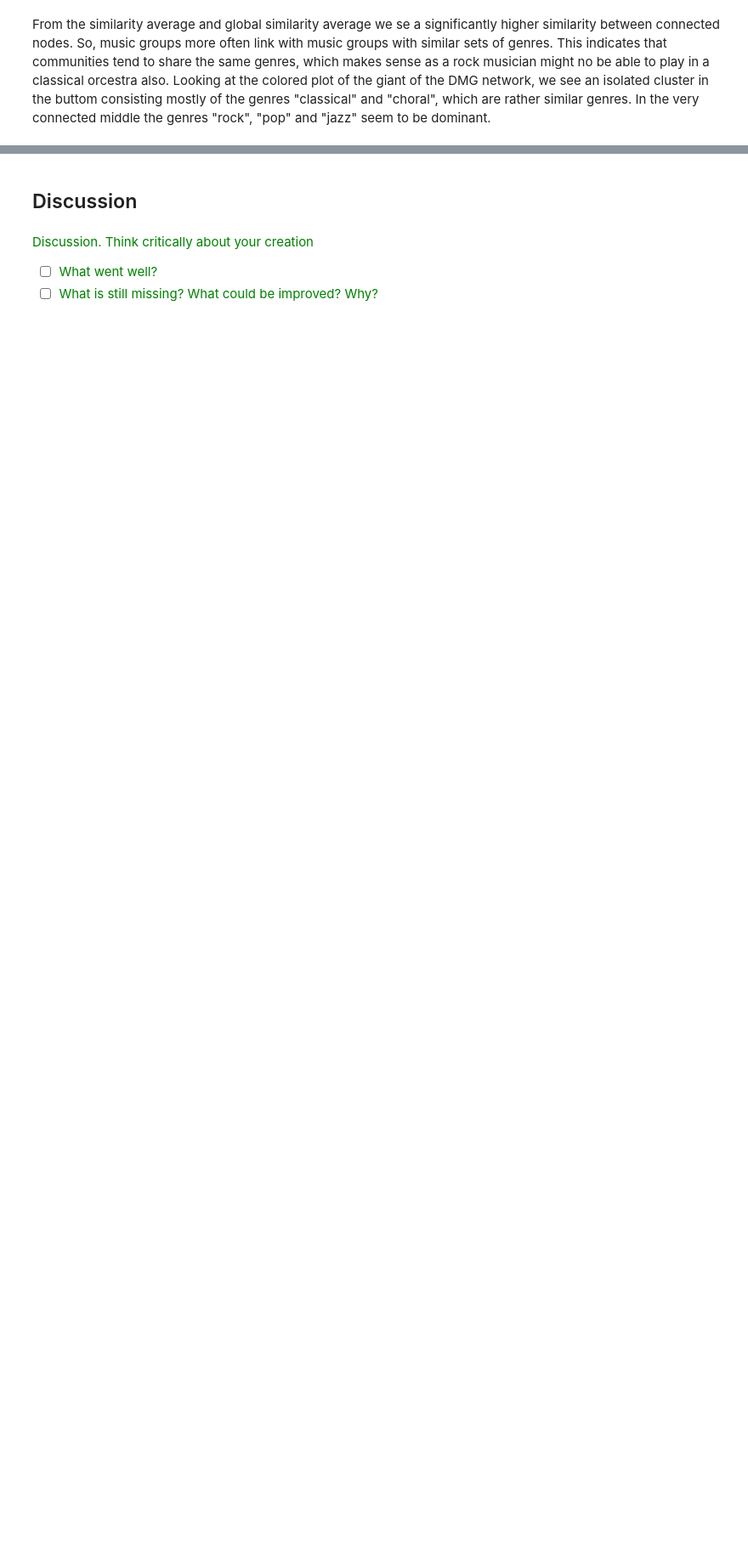
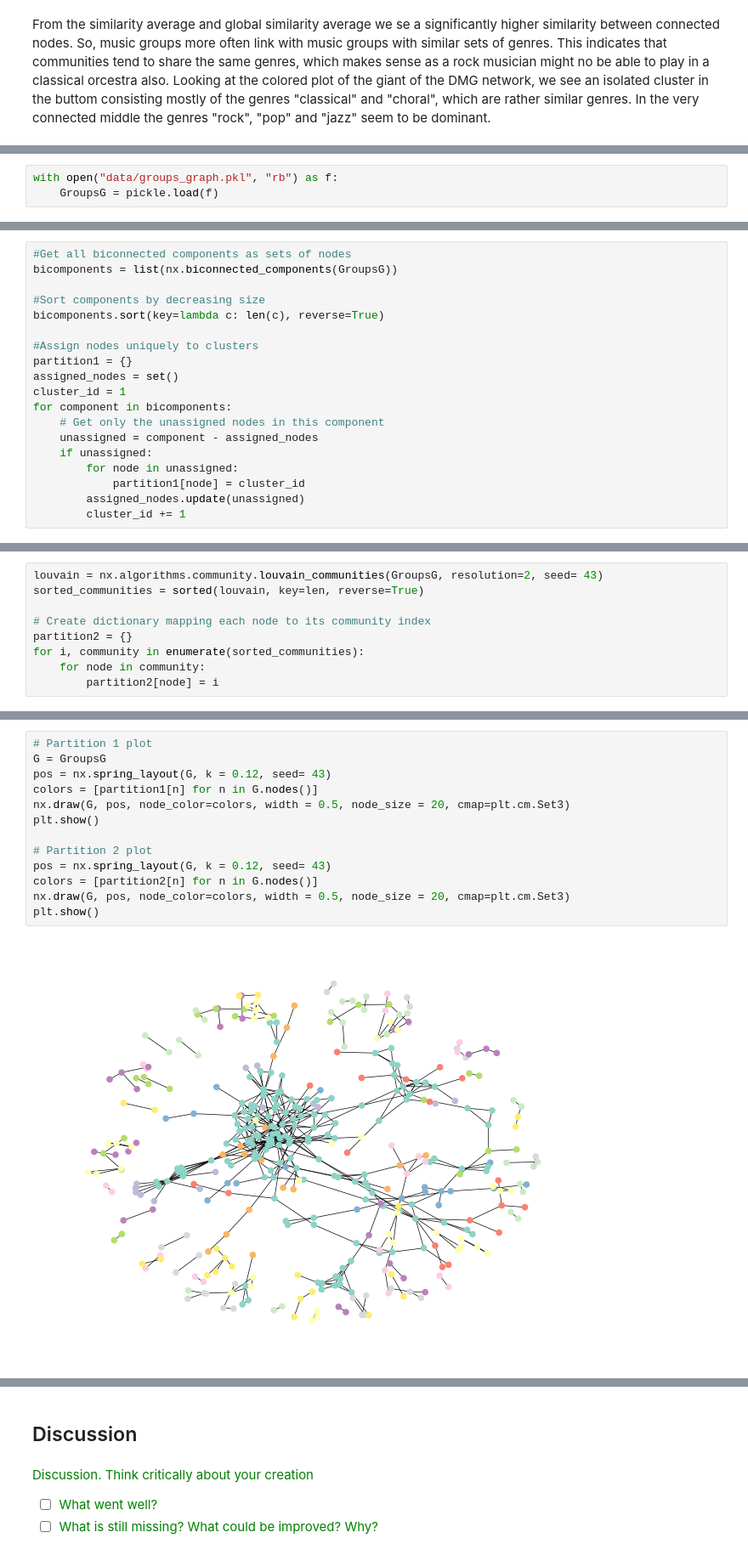
Before and after one commit to Aaresh1705/CSS_project_final, a Jupyter notebook: final_notebook.ipynb, the cells around one changed output, grey strips where cells are left out. Shown at 85% size. Drawn from its saved outputs; the diff is of its cells as text; blank space fills up the shorter version.

```diff
--- a/final_notebook.ipynb
+++ b/final_notebook.ipynb
@@ -599,0 +571,3 @@ From the similarity average and global similarity average we se a significantly
+# %%
+with open("data/groups_graph.pkl", "rb") as f:
+    GroupsG = pickle.load(f)
@@ -599,0 +585,19 @@ From the similarity average and global similarity average we se a significantly
+# %%
+#Get all biconnected components as sets of nodes
+bicomponents = list(nx.biconnected_components(GroupsG))
+
+#Sort components by decreasing size
+bicomponents.sort(key=lambda c: len(c), reverse=True)
+
+#Assign nodes uniquely to clusters
+partition1 = {}
+assigned_nodes = set()
+cluster_id = 1
+for component in bicomponents:
+    # Get only the unassigned nodes in this component
+    unassigned = component - assigned_nodes
+    if unassigned:
+        for node in unassigned:
+            partition1[node] = cluster_id
+        assigned_nodes.update(unassigned)
+        cluster_id += 1
@@ -599,0 +606,9 @@ From the similarity average and global similarity average we se a significantly
+# %%
+louvain = nx.algorithms.community.louvain_communities(GroupsG, resolution=2, seed= 43)
+sorted_communities = sorted(louvain, key=len, reverse=True)
+
+# Create dictionary mapping each node to its community index
+partition2 = {}
+for i, community in enumerate(sorted_communities):
+    for node in community:
+        partition2[node] = i
@@ -599,0 +617,15 @@ From the similarity average and global similarity average we se a significantly
+# %%
+# Partition 1 plot
+G = GroupsG
+pos = nx.spring_layout(G, k = 0.12, seed= 43)
+colors = [partition1[n] for n in G.nodes()]
+nx.draw(G, pos, node_color=colors, width = 0.5, node_size = 20, cmap=plt.cm.Set3)
+plt.show()
+
+# Partition 2 plot
+pos = nx.spring_layout(G, k = 0.12, seed= 43)
+colors = [partition2[n] for n in G.nodes()]
+nx.draw(G, pos, node_color=colors, width = 0.5, node_size = 20, cmap=plt.cm.Set3)
+plt.show()
+# %% [output]
+[figure, added]
```
Also changed, not shown: parts of 54 cells of this notebook, 2 other files.
